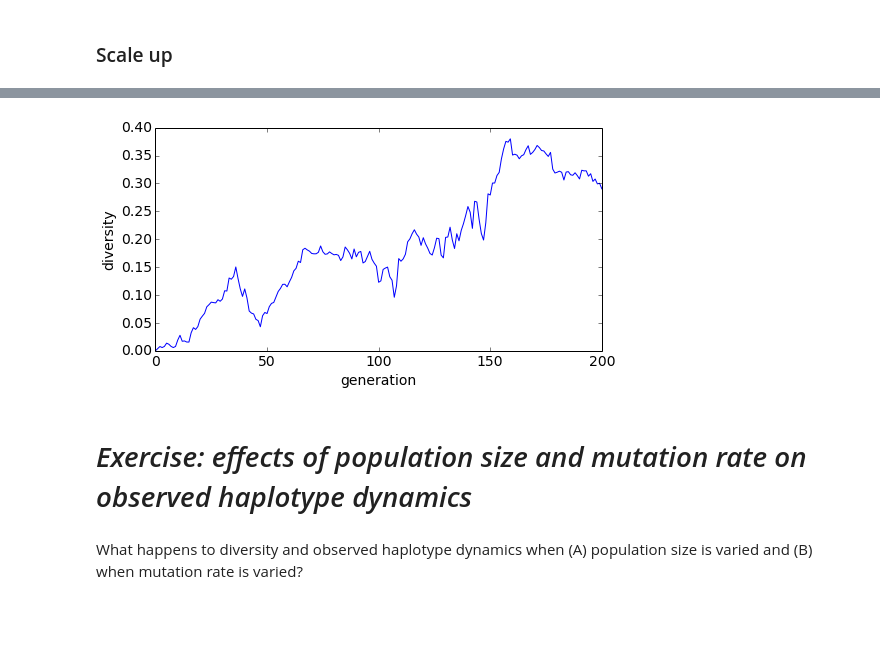
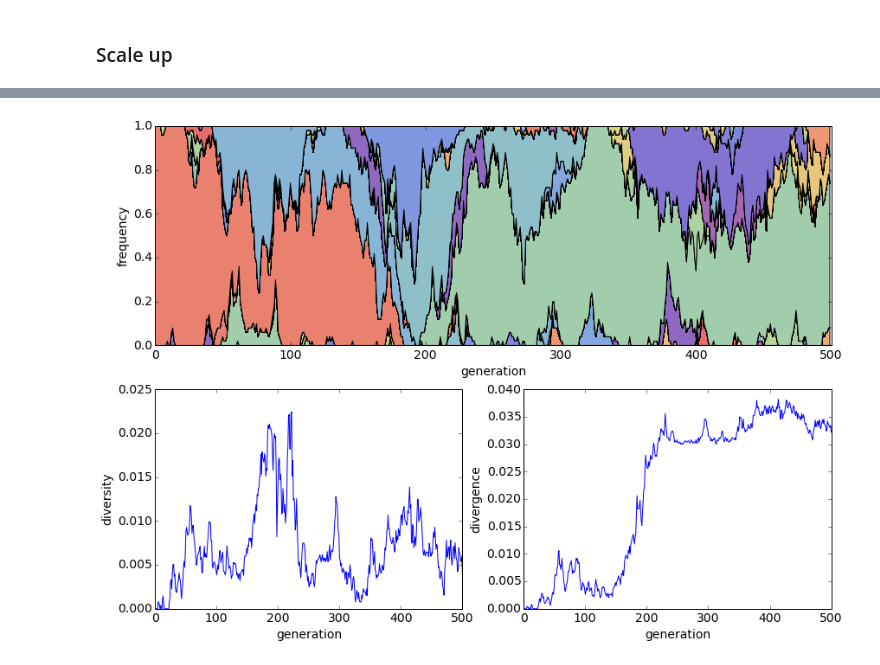
Before and after one commit to trvrb/sismid, a Jupyter notebook: wright-fisher/mutation-genetic-drift.ipynb, the cells around one changed output, grey strips where cells are left out. Cells and saved outputs as stored; diff of their text form; code cells hidden in the pictures; blank space fills up the shorter version.

Commit message:
Update Wright-Fisher iPython notebook and exercise.

```diff
--- a/wright-fisher/mutation-genetic-drift.ipynb
+++ b/wright-fisher/mutation-genetic-drift.ipynb
@@ -402,8 +442,0 @@ stacked_trajectory_plot()
-# %%
-diversity_plot()
-# %% [output]
-[figure, removed]
-# %% [markdown]
-# *Exercise: effects of population size and mutation rate on observed haplotype dynamics*
-# %% [markdown]
-What happens to diversity and observed haplotype dynamics when (A) population size is varied and (B) when mutation rate is varied?
@@ -409,0 +445,10 @@ What happens to diversity and observed haplotype dynamics when (A) population si
+# %%
+plt.figure(num=None, figsize=(14, 10), dpi=80, facecolor='w', edgecolor='k')
+plt.subplot2grid((2,2), (0,0), colspan=2)
+stacked_trajectory_plot()
+plt.subplot2grid((2,2), (1,0))
+diversity_plot()
+plt.subplot2grid((2,2), (1,1))
+divergence_plot()
+# %% [output]
+[figure, added]
```
Also changed, not shown: parts of 45 cells of this notebook, 2 other files.
